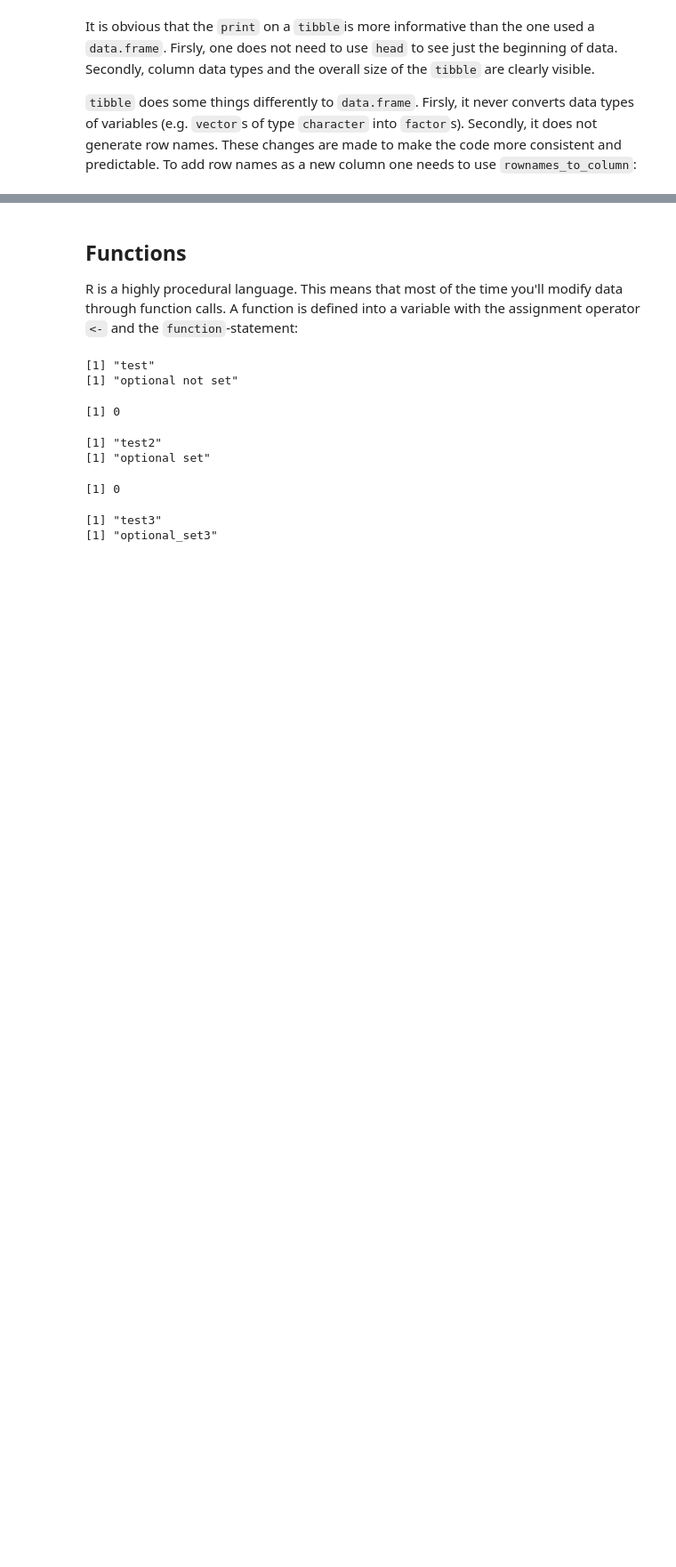
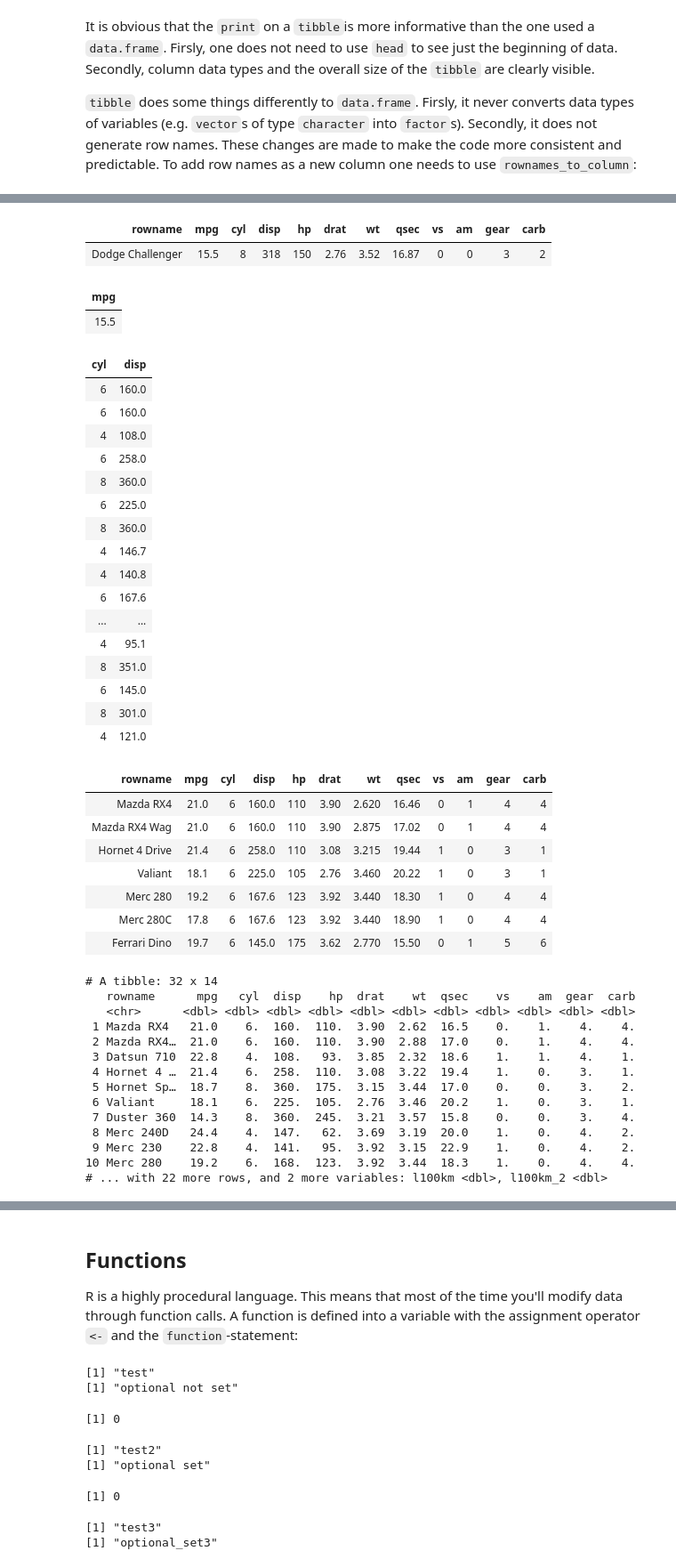
Before and after one commit to AaltoSciComp/python-r-data-analysis-course, a Jupyter notebook: r/01 - Basic R structures.ipynb, the cells around one changed output, grey strips where cells are left out. Shown at 89% size. Cells and saved outputs as stored; diff of their text form; code cells hidden in the pictures; blank space fills up the shorter version.

```diff
--- a/r/01 - Basic R structures.ipynb
+++ b/r/01 - Basic R structures.ipynb
@@ -415,7 +425,7 @@ cars[cyl6,]
 # %% [markdown]
 Let's create a new column from *mpg* that shows litre per 100 kilometres *lkm*:
 # %%
-cars["lkm"] <- 235.214583 / cars["mpg"]
+cars["l100km"] <- 235.214583 / cars["mpg"]
 head(cars)
 # %% [output]
 |  | mpg | cyl | disp | hp | drat | wt | qsec | vs | am | gear | carb | ... |
@@ -455,6 +465,6 @@ It is obvious that the `print` on a `tibble`is more informative than the one use
 
 `tibble` does some things differently to `data.frame`. Firsly, it never converts data types of variables (e.g. `vector`s of type `character` into `factor`s). Secondly, it does not generate row names. These changes are made to make the code more consistent and predictable. To add row names as a new column one needs to use `rownames_to_column`:
 # %%
-cars_tibble <- as_tibble(rownames_to_column(cars))
+cars_tibble <- as_tibble(rownames_to_column(mtcars))
 print(cars_tibble)
 # %% [output]
@@ -476,0 +517,69 @@ Advantages of `tibble` are more visible in the chapter where we manipulate data
+# %%
+cars_tibble %>%
+    filter(rowname == 'Dodge Challenger')
+
+cars_tibble %>%
+    filter(rowname == 'Dodge Challenger') %>%
+    select('mpg')
+
+cars_tibble %>%
+    select('cyl','disp')
+
+cars_tibble %>%
+    filter(cyl == 6)
+
+# Calculate l100km into a variable
+
+cars_tibble <- cars_tibble %>%
+    mutate(l100km = 235.214583/mpg)
+
+# Obtain l100km from outside data
+
+cars_tibble <- cars_tibble %>%
+    add_column(l100km_2 = cars[['l100km']])
+
+print(cars_tibble)
+# %% [output]
+| rowname | mpg | cyl | disp | hp | drat | wt | qsec | vs | am | gear | carb |
+| Dodge Challenger | 15.5 | 8 | 318 | 150 | 2.76 | 3.52 | 16.87 | 0 | 0 | 3 | 2 |
+| mpg |
+| 15.5 |
+| cyl | disp |
+| 6 | 160.0 |
+| 6 | 160.0 |
+| 4 | 108.0 |
+| 6 | 258.0 |
+| 8 | 360.0 |
+| 6 | 225.0 |
+| 8 | 360.0 |
+| 4 | 146.7 |
+| 4 | 140.8 |
+| 6 | 167.6 |
+| ... | ... |
+| 4 | 95.1 |
+| 8 | 351.0 |
+| 6 | 145.0 |
+| 8 | 301.0 |
+| 4 | 121.0 |
+| rowname | mpg | cyl | disp | hp | drat | wt | qsec | vs | am | gear | carb |
+| Mazda RX4 | 21.0 | 6 | 160.0 | 110 | 3.90 | 2.620 | 16.46 | 0 | 1 | 4 | 4 |
+| Mazda RX4 Wag | 21.0 | 6 | 160.0 | 110 | 3.90 | 2.875 | 17.02 | 0 | 1 | 4 | 4 |
+| Hornet 4 Drive | 21.4 | 6 | 258.0 | 110 | 3.08 | 3.215 | 19.44 | 1 | 0 | 3 | 1 |
+| Valiant | 18.1 | 6 | 225.0 | 105 | 2.76 | 3.460 | 20.22 | 1 | 0 | 3 | 1 |
+| Merc 280 | 19.2 | 6 | 167.6 | 123 | 3.92 | 3.440 | 18.30 | 1 | 0 | 4 | 4 |
+| Merc 280C | 17.8 | 6 | 167.6 | 123 | 3.92 | 3.440 | 18.90 | 1 | 0 | 4 | 4 |
+| Ferrari Dino | 19.7 | 6 | 145.0 | 175 | 3.62 | 2.770 | 15.50 | 0 | 1 | 5 | 6 |
+# A tibble: 32 x 14
+   rowname      mpg   cyl  disp    hp  drat    wt  qsec    vs    am  gear  carb
+   <chr>      <dbl> <dbl> <dbl> <dbl> <dbl> <dbl> <dbl> <dbl> <dbl> <dbl> <dbl>
+ 1 Mazda RX4   21.0    6.  160.  110.  3.90  2.62  16.5    0.    1.    4.    4.
+ 2 Mazda RX4…  21.0    6.  160.  110.  3.90  2.88  17.0    0.    1.    4.    4.
+ 3 Datsun 710  22.8    4.  108.   93.  3.85  2.32  18.6    1.    1.    4.    1.
+ 4 Hornet 4 …  21.4    6.  258.  110.  3.08  3.22  19.4    1.    0.    3.    1.
+ 5 Hornet Sp…  18.7    8.  360.  175.  3.15  3.44  17.0    0.    0.    3.    2.
+ 6 Valiant     18.1    6.  225.  105.  2.76  3.46  20.2    1.    0.    3.    1.
+ 7 Duster 360  14.3    8.  360.  245.  3.21  3.57  15.8    0.    0.    3.    4.
+ 8 Merc 240D   24.4    4.  147.   62.  3.69  3.19  20.0    1.    0.    4.    2.
+ 9 Merc 230    22.8    4.  141.   95.  3.92  3.15  22.9    1.    0.    4.    2.
+10 Merc 280    19.2    6.  168.  123.  3.92  3.44  18.3    1.    0.    4.    4.
+# ... with 22 more rows, and 2 more variables: l100km <dbl>, l100km_2 <dbl>
```
Also changed, not shown: parts of 14 cells of this notebook, 1 other file.
